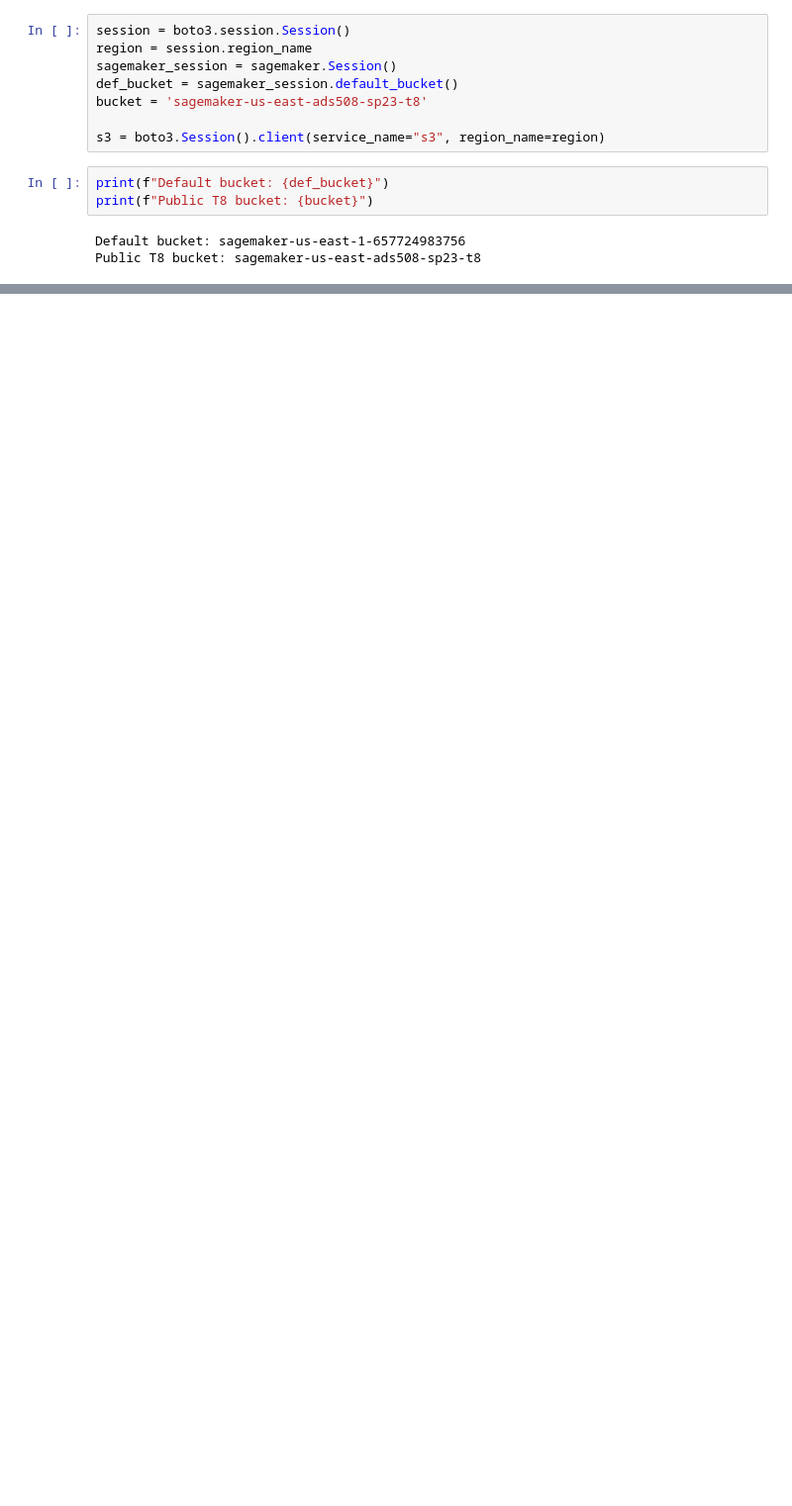
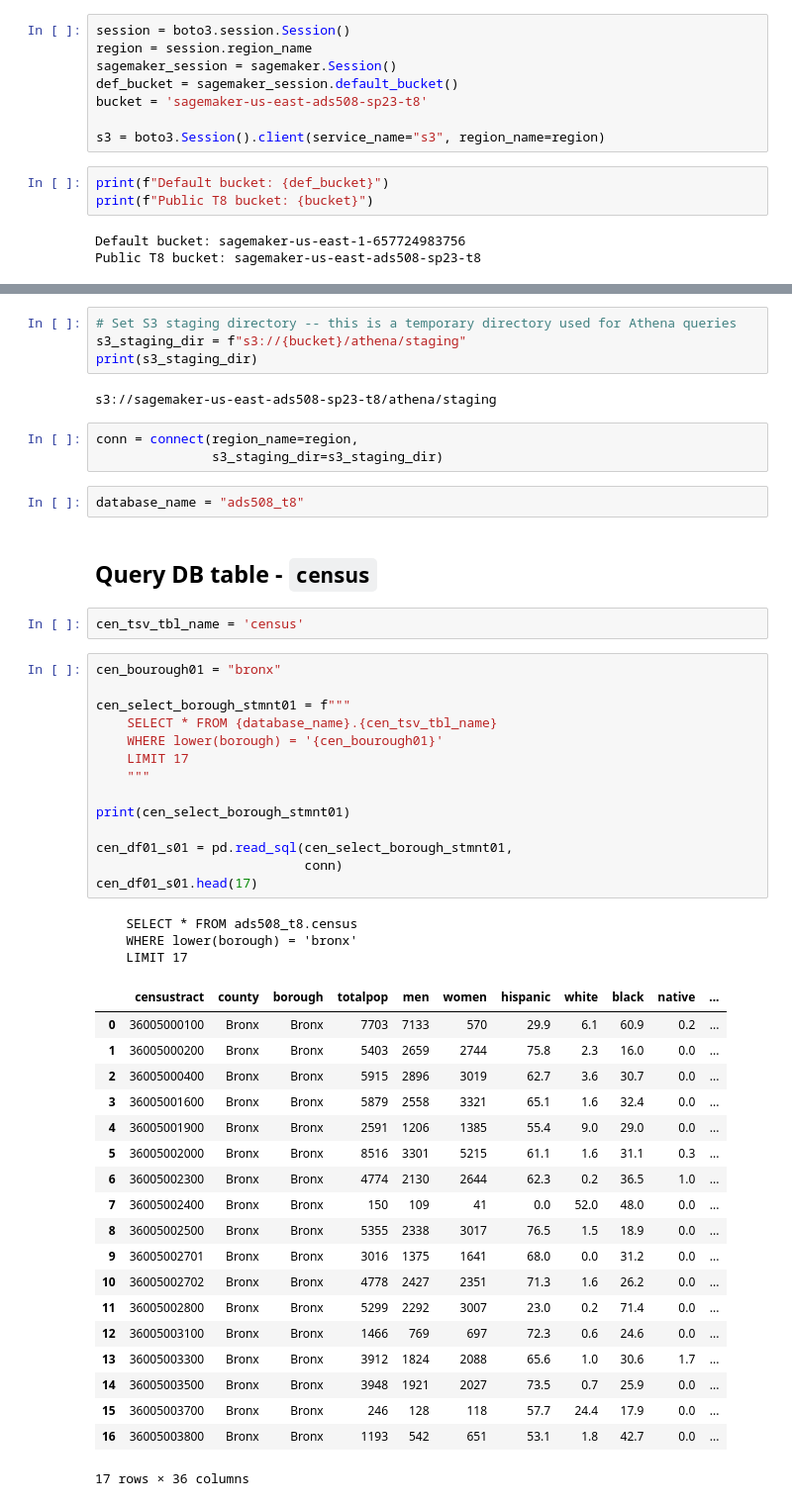
Before and after one commit to amcarr-ds/ML_modeling_using_AWS_proj, a Jupyter notebook: deliverables/01_Preprocess_and_EDA_amc_v1.ipynb, the cells around one changed output, grey strips where cells are left out. Shown at 99% size. Drawn from its saved outputs; the diff is of its cells as text; blank space fills up the shorter version.

```diff
--- a/deliverables/01_Preprocess_and_EDA_amc_v1.ipynb
+++ b/deliverables/01_Preprocess_and_EDA_amc_v1.ipynb
@@ -27,0 +45,52 @@ Public T8 bucket: sagemaker-us-east-ads508-sp23-t8
+# %%
+# Set S3 staging directory -- this is a temporary directory used for Athena queries
+s3_staging_dir = f"s3://{bucket}/athena/staging"
+print(s3_staging_dir)
+# %% [output]
+s3://sagemaker-us-east-ads508-sp23-t8/athena/staging
+# %%
+conn = connect(region_name=region,
+               s3_staging_dir=s3_staging_dir)
+# %%
+database_name = "ads508_t8"
+# %% [markdown]
+## Query DB table - `census`
+# %%
+cen_tsv_tbl_name = 'census'
+# %%
+cen_bourough01 = "bronx"
+
+cen_select_borough_stmnt01 = f"""
+    SELECT * FROM {database_name}.{cen_tsv_tbl_name}
+    WHERE lower(borough) = '{cen_bourough01}'
+    LIMIT 17
+    """
+
+print(cen_select_borough_stmnt01)
+
+cen_df01_s01 = pd.read_sql(cen_select_borough_stmnt01,
+                           conn)
+cen_df01_s01.head(17)
+# %% [output]
+    SELECT * FROM ads508_t8.census
+    WHERE lower(borough) = 'bronx'
+    LIMIT 17
+|  | censustract | county | borough | totalpop | men | women | hispanic | white | black | native | ... |
+| 0 | 36005000100 | Bronx | Bronx | 7703 | 7133 | 570 | 29.9 | 6.1 | 60.9 | 0.2 | ... |
+| 1 | 36005000200 | Bronx | Bronx | 5403 | 2659 | 2744 | 75.8 | 2.3 | 16.0 | 0.0 | ... |
+| 2 | 36005000400 | Bronx | Bronx | 5915 | 2896 | 3019 | 62.7 | 3.6 | 30.7 | 0.0 | ... |
+| 3 | 36005001600 | Bronx | Bronx | 5879 | 2558 | 3321 | 65.1 | 1.6 | 32.4 | 0.0 | ... |
+| 4 | 36005001900 | Bronx | Bronx | 2591 | 1206 | 1385 | 55.4 | 9.0 | 29.0 | 0.0 | ... |
+| 5 | 36005002000 | Bronx | Bronx | 8516 | 3301 | 5215 | 61.1 | 1.6 | 31.1 | 0.3 | ... |
+| 6 | 36005002300 | Bronx | Bronx | 4774 | 2130 | 2644 | 62.3 | 0.2 | 36.5 | 1.0 | ... |
+| 7 | 36005002400 | Bronx | Bronx | 150 | 109 | 41 | 0.0 | 52.0 | 48.0 | 0.0 | ... |
+| 8 | 36005002500 | Bronx | Bronx | 5355 | 2338 | 3017 | 76.5 | 1.5 | 18.9 | 0.0 | ... |
+| 9 | 36005002701 | Bronx | Bronx | 3016 | 1375 | 1641 | 68.0 | 0.0 | 31.2 | 0.0 | ... |
+| 10 | 36005002702 | Bronx | Bronx | 4778 | 2427 | 2351 | 71.3 | 1.6 | 26.2 | 0.0 | ... |
+| 11 | 36005002800 | Bronx | Bronx | 5299 | 2292 | 3007 | 23.0 | 0.2 | 71.4 | 0.0 | ... |
+| 12 | 36005003100 | Bronx | Bronx | 1466 | 769 | 697 | 72.3 | 0.6 | 24.6 | 0.0 | ... |
+| 13 | 36005003300 | Bronx | Bronx | 3912 | 1824 | 2088 | 65.6 | 1.0 | 30.6 | 1.7 | ... |
+| 14 | 36005003500 | Bronx | Bronx | 3948 | 1921 | 2027 | 73.5 | 0.7 | 25.9 | 0.0 | ... |
+| 15 | 36005003700 | Bronx | Bronx | 246 | 128 | 118 | 57.7 | 24.4 | 17.9 | 0.0 | ... |
+| 16 | 36005003800 | Bronx | Bronx | 1193 | 542 | 651 | 53.1 | 1.8 | 42.7 | 0.0 | ... |
+17 rows × 36 columns
```
Also changed, not shown: parts of 11 cells of this notebook.
